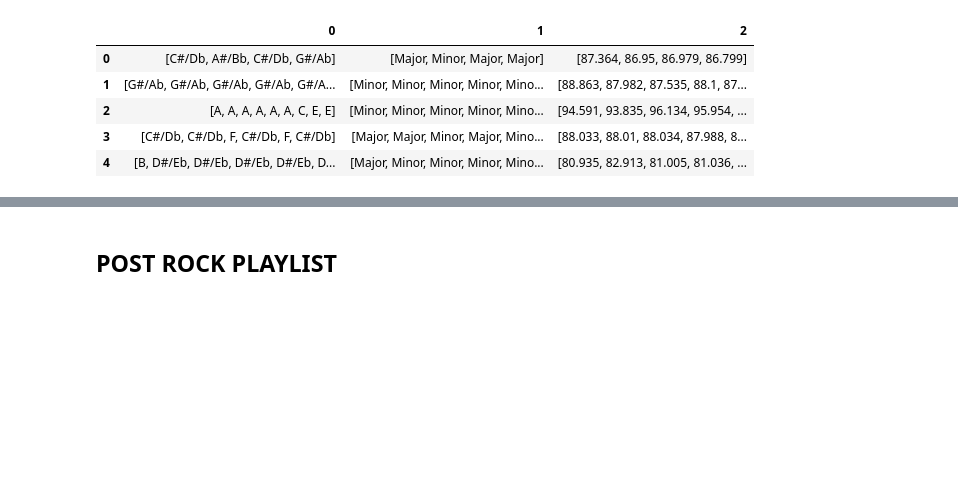
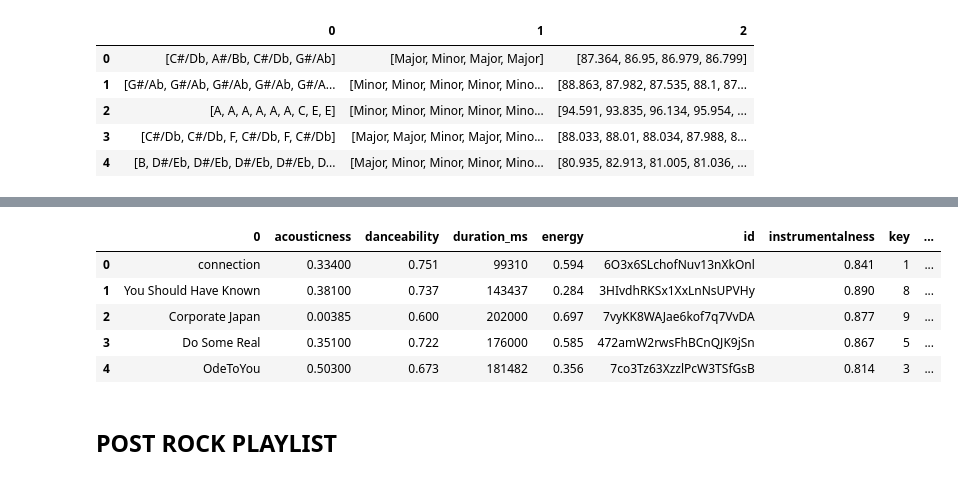
Before and after one commit to FinchMF/Classification_Models, a Jupyter notebook: spotify_api_calls.ipynb, the cells around one changed output, grey strips where cells are left out. Saved outputs shown, nothing was run; the diff lists cells and outputs as text; code cells hidden in the pictures; blank space fills up the shorter version.

```diff
--- a/spotify_api_calls.ipynb
+++ b/spotify_api_calls.ipynb
@@ -928,0 +950,10 @@ chill_sections_df.head()
+# %%
+# new_chill_df = new_chill_df.drop(['analysis_url', 'track_href', 'type', 'uri'], axis=1)
+new_chill_df.head()
+# %% [output]
+|  | 0 | acousticness | danceability | duration_ms | energy | id | instrumentalness | key | ... |
+| 0 | connection | 0.33400 | 0.751 | 99310 | 0.594 | 6O3x6SLchofNuv13nXkOnl | 0.841 | 1 | ... |
+| 1 | You Should Have Known | 0.38100 | 0.737 | 143437 | 0.284 | 3HIvdhRKSx1XxLnNsUPVHy | 0.890 | 8 | ... |
+| 2 | Corporate Japan | 0.00385 | 0.600 | 202000 | 0.697 | 7vyKK8WAJae6kof7q7VvDA | 0.877 | 9 | ... |
+| 3 | Do Some Real | 0.35100 | 0.722 | 176000 | 0.585 | 472amW2rwsFhBCnQJK9jSn | 0.867 | 5 | ... |
+| 4 | OdeToYou | 0.50300 | 0.673 | 181482 | 0.356 | 7co3Tz63XzzlPcW3TSfGsB | 0.814 | 3 | ... |
```
Also changed, not shown: parts of 19 cells of this notebook.
